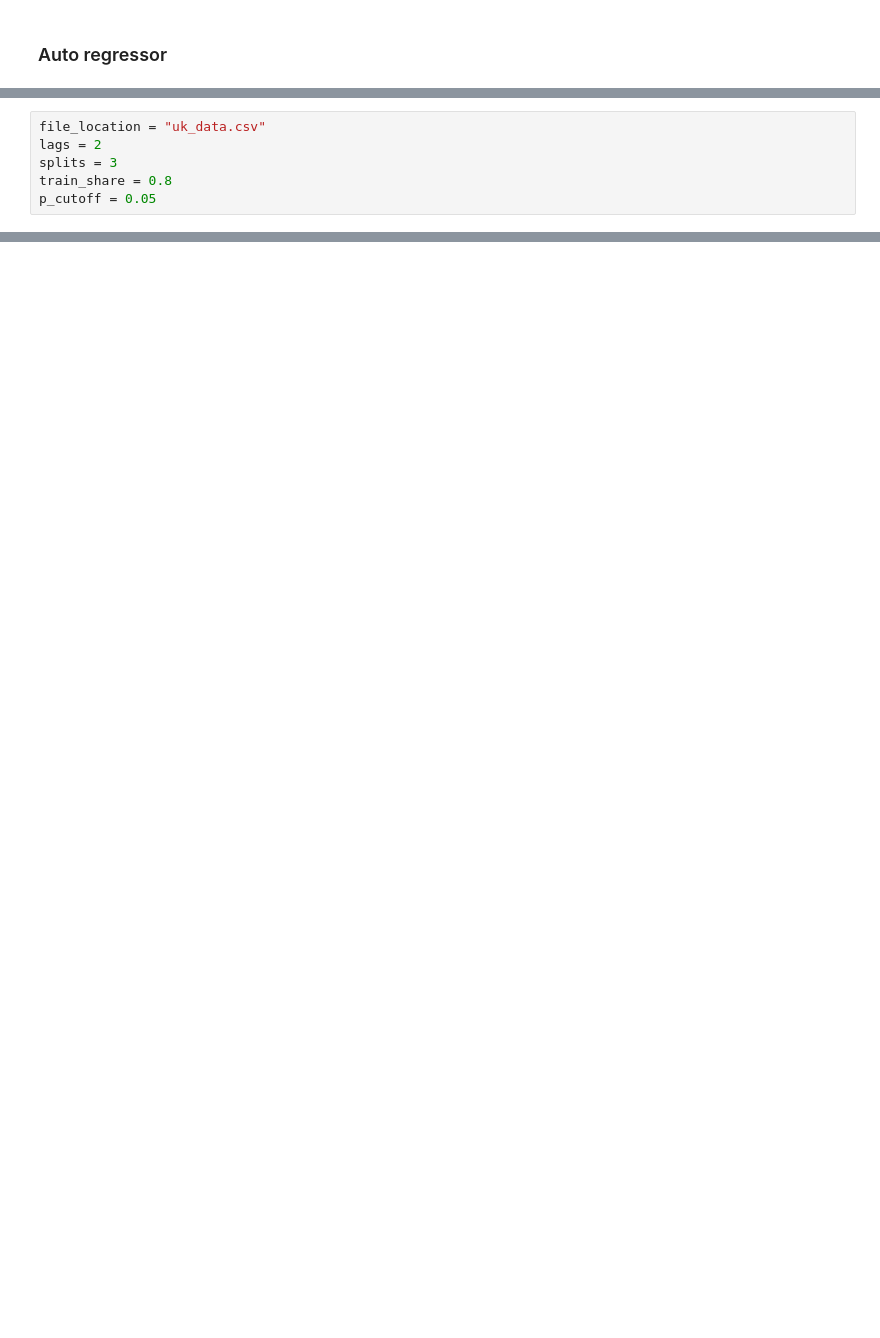
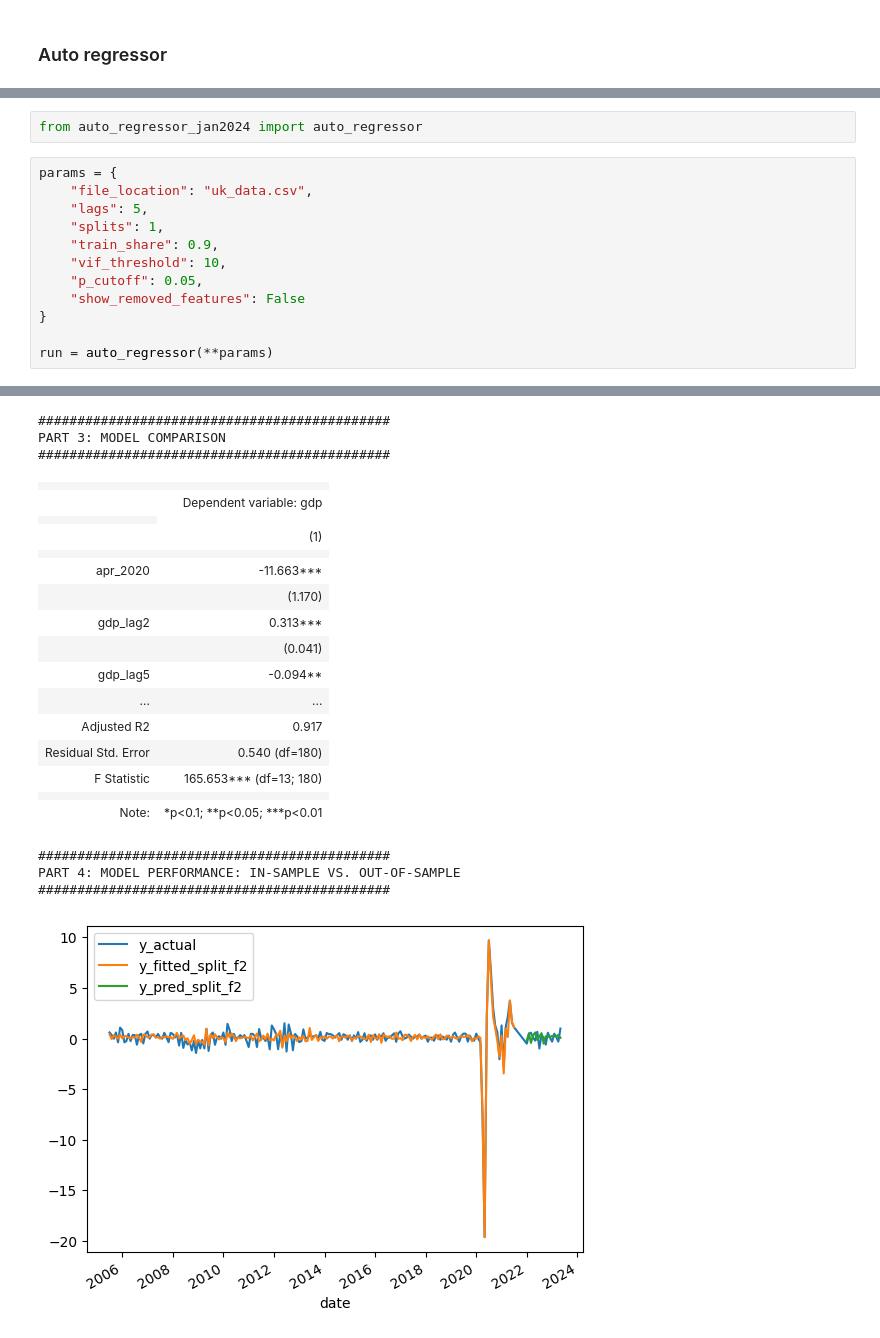
Before and after one commit to martinlyngerasmussen/auto_regressor, a Jupyter notebook: auto_regressor tutorial jan2024.ipynb, the cells around one changed output, grey strips where cells are left out. Cells and saved outputs as stored; diff of their text form; blank space fills up the shorter version.

```diff
--- a/auto_regressor tutorial jan2024.ipynb
+++ b/auto_regressor tutorial jan2024.ipynb
@@ -105,6 +6,15 @@ PART 4: MODEL PERFORMANCE: IN-SAMPLE VS. OUT-OF-SAMPLE
+# %%
+from auto_regressor_jan2024 import auto_regressor
 # %%
-file_location = "uk_data.csv"
-lags = 2
-splits = 3
-train_share = 0.8
-p_cutoff = 0.05
+params = {
+    "file_location": "uk_data.csv",
+    "lags": 5,
+    "splits": 1,
+    "train_share": 0.9,
+    "vif_threshold": 10,
+    "p_cutoff": 0.05,
+    "show_removed_features": False
+}
+
+run = auto_regressor(**params)
+# %% [output]
@@ -110,0 +64,23 @@ p_cutoff = 0.05
+#############################################
+PART 3: MODEL COMPARISON
+#############################################
+|  |  |
+|  | Dependent variable: gdp |
+|  |
+|  | (1) |
+|  |  |
+| apr_2020 | -11.663*** |
+|  | (1.170) |
+| gdp_lag2 | 0.313*** |
+|  | (0.041) |
+| gdp_lag5 | -0.094** |
+| ... | ... |
+| Adjusted R2 | 0.917 |
+| Residual Std. Error | 0.540 (df=180) |
+| F Statistic | 165.653*** (df=13; 180) |
+|  |  |
+| Note: | *p<0.1; **p<0.05; ***p<0.01 |
+#############################################
+PART 4: MODEL PERFORMANCE: IN-SAMPLE VS. OUT-OF-SAMPLE
+#############################################
+[figure, added]
```
Also changed, not shown: parts of 31 cells of this notebook, 1 other file.
